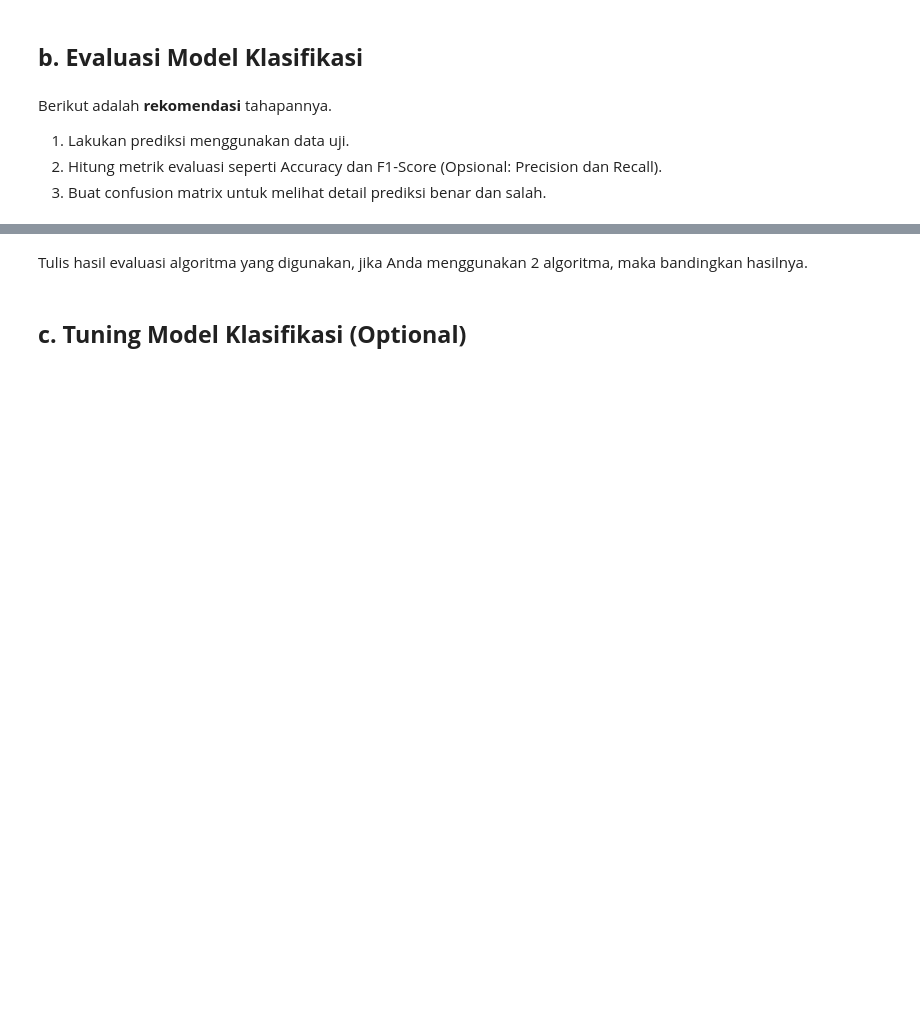
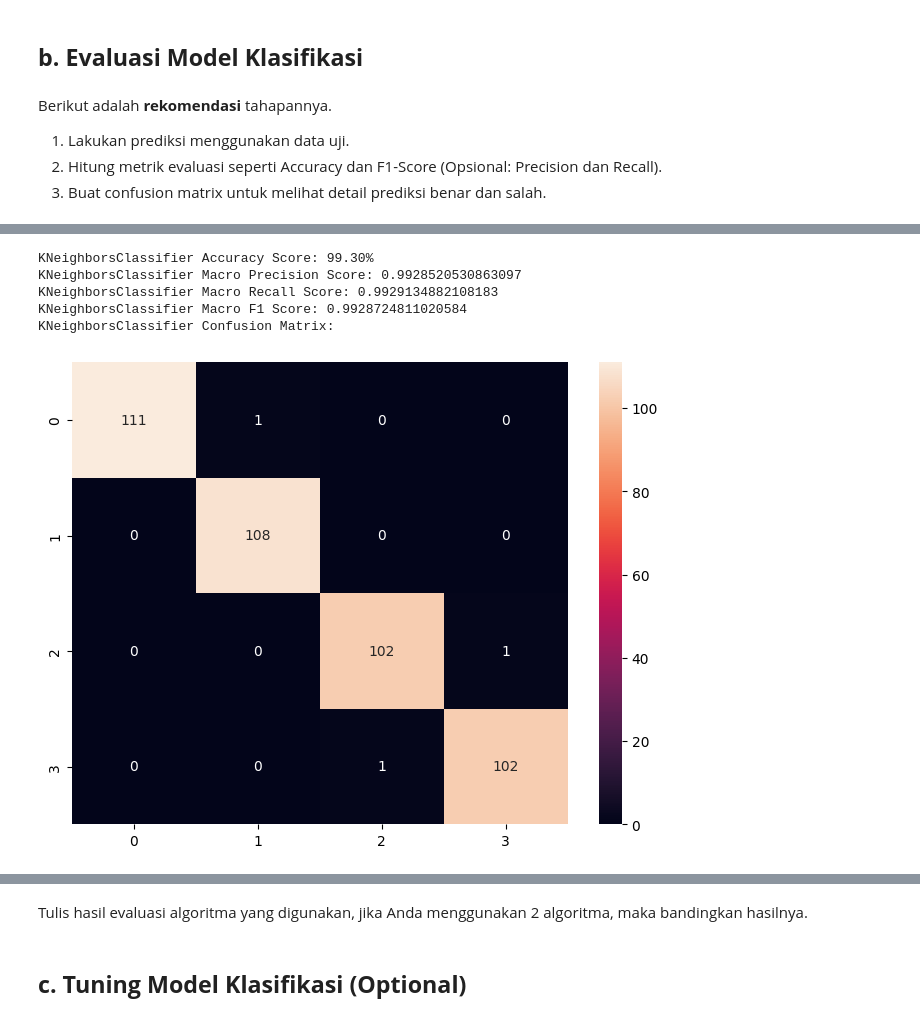
Before and after one commit to hfzdzakii/Dicoding-AnalysisDataAndModelling, a Jupyter notebook: [Klasifikasi]_Submission_Akhir_BMLP_Muhammad_Hafizh_Dzaki.ipynb, the cells around one changed output, grey strips where cells are left out. Saved outputs shown, nothing was run; the diff lists cells and outputs as text; code cells hidden in the pictures; blank space fills up the shorter version.

```diff
--- a/[Klasifikasi]_Submission_Akhir_BMLP_Muhammad_Hafizh_Dzaki.ipynb
+++ b/[Klasifikasi]_Submission_Akhir_BMLP_Muhammad_Hafizh_Dzaki.ipynb
@@ -104,0 +118,3 @@ KNeighborsClassifier()
+# %%
+knn = KNeighborsClassifier()
+knn.fit(X_train_clean, y_train)
@@ -131,0 +160,10 @@ weighted avg       0.99      0.99      0.99       426
+# %%
+# KNN model evaluation
+check_metrics(knn, X_test_clean, y_test)
+# %% [output]
+KNeighborsClassifier Accuracy Score: 99.30%
+KNeighborsClassifier Macro Precision Score: 0.9928520530863097
+KNeighborsClassifier Macro Recall Score: 0.9929134882108183
+KNeighborsClassifier Macro F1 Score: 0.9928724811020584
+KNeighborsClassifier Confusion Matrix:
+[figure, added]
```
Also changed, not shown: parts of 22 cells of this notebook.
